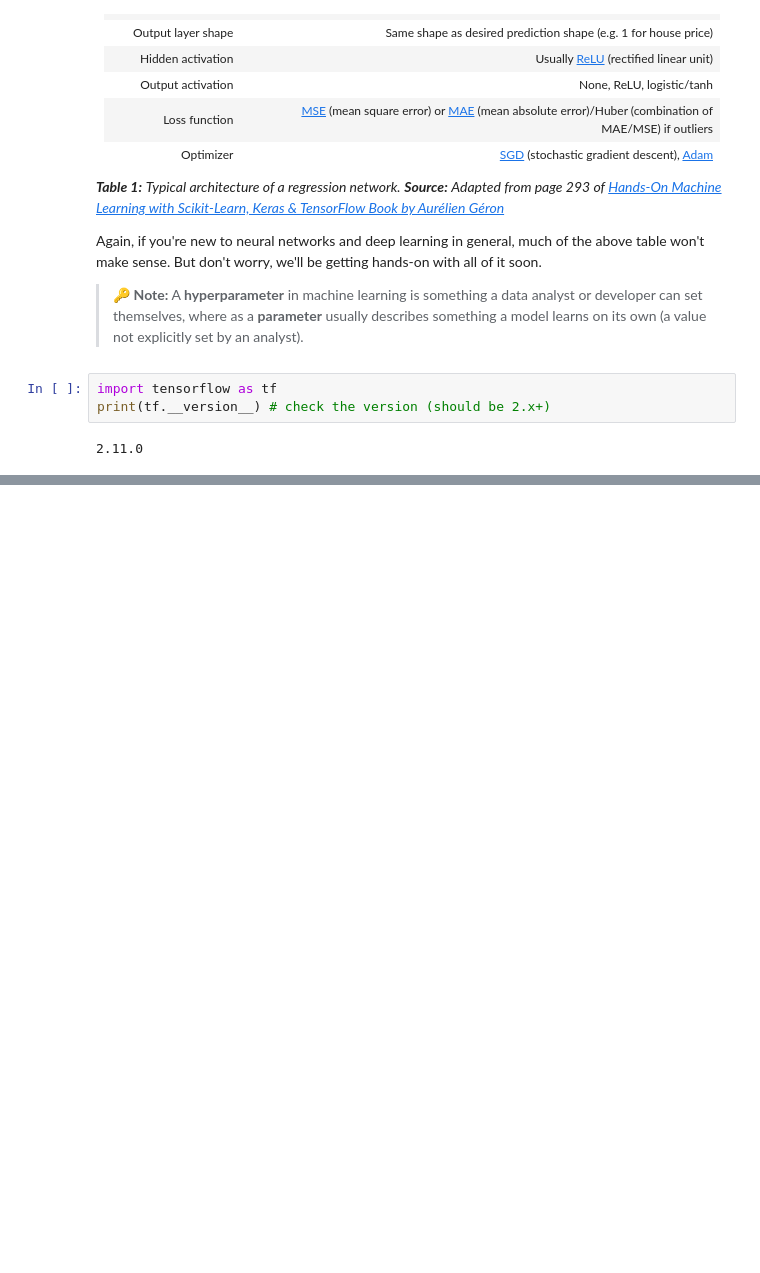
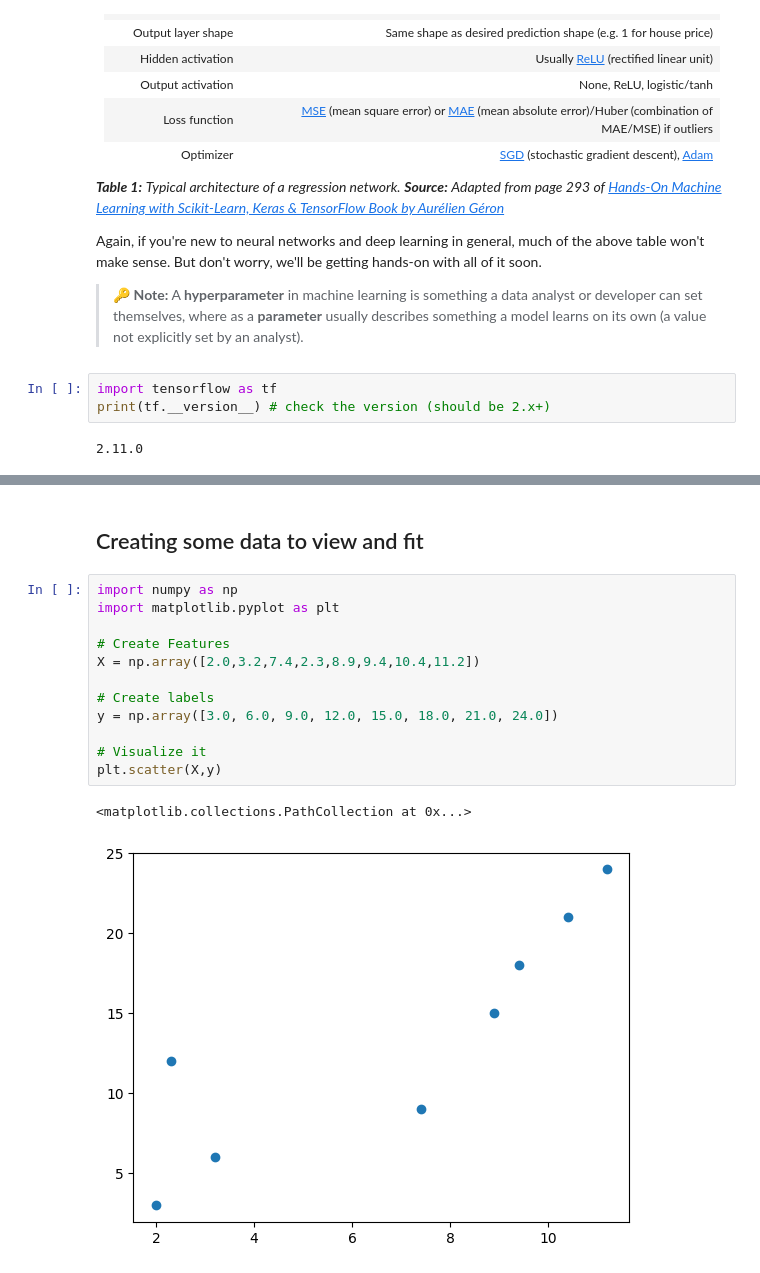
Before and after one commit to simongiando/deep-learning, a Jupyter notebook: Fundamentals/01_neural_network_regression_in_tensorflow.ipynb, the cells around one changed output, grey strips where cells are left out. Drawn from its saved outputs; the diff is of its cells as text; blank space fills up the shorter version.

```diff
--- a/Fundamentals/01_neural_network_regression_in_tensorflow.ipynb
+++ b/Fundamentals/01_neural_network_regression_in_tensorflow.ipynb
@@ -69,0 +74,17 @@ print(tf.__version__) # check the version (should be 2.x+)
+# %% [markdown]
+## Creating some data to view and fit
+# %%
+import numpy as np
+import matplotlib.pyplot as plt
+
+# Create Features
+X = np.array([2.0,3.2,7.4,2.3,8.9,9.4,10.4,11.2])
+
+# Create labels
+y = np.array([3.0, 6.0, 9.0, 12.0, 15.0, 18.0, 21.0, 24.0])
+
+# Visualize it
+plt.scatter(X,y)
+# %% [output]
+<matplotlib.collections.PathCollection at 0x...>
+[figure, added]
```
Also changed, not shown: parts of 15 cells of this notebook.
